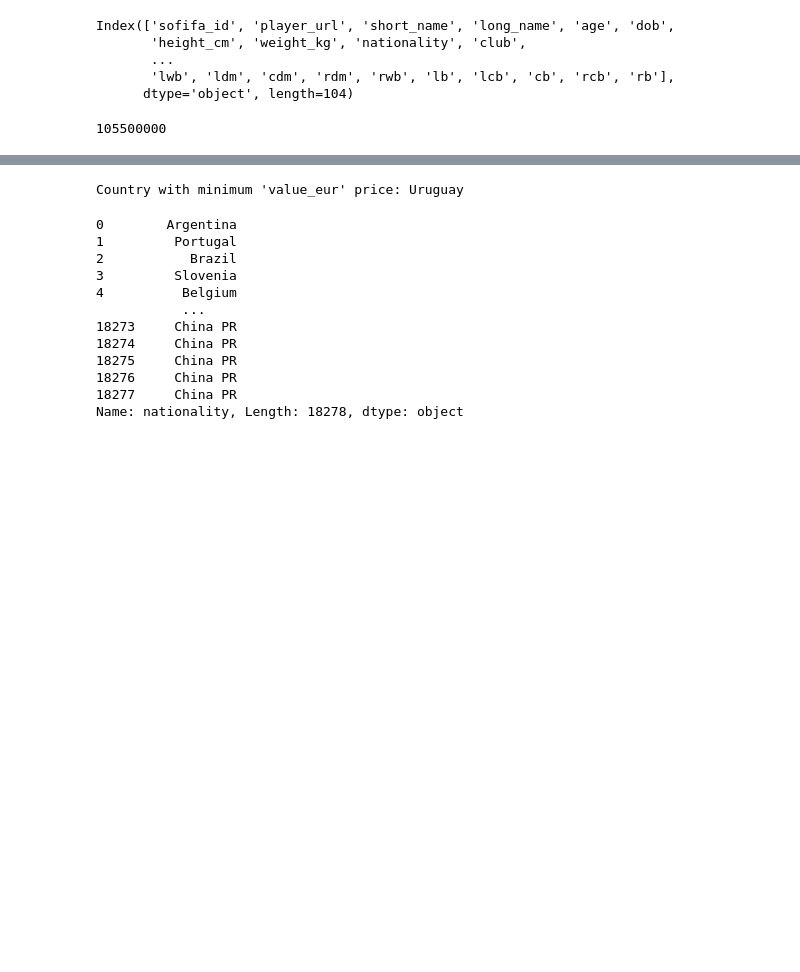
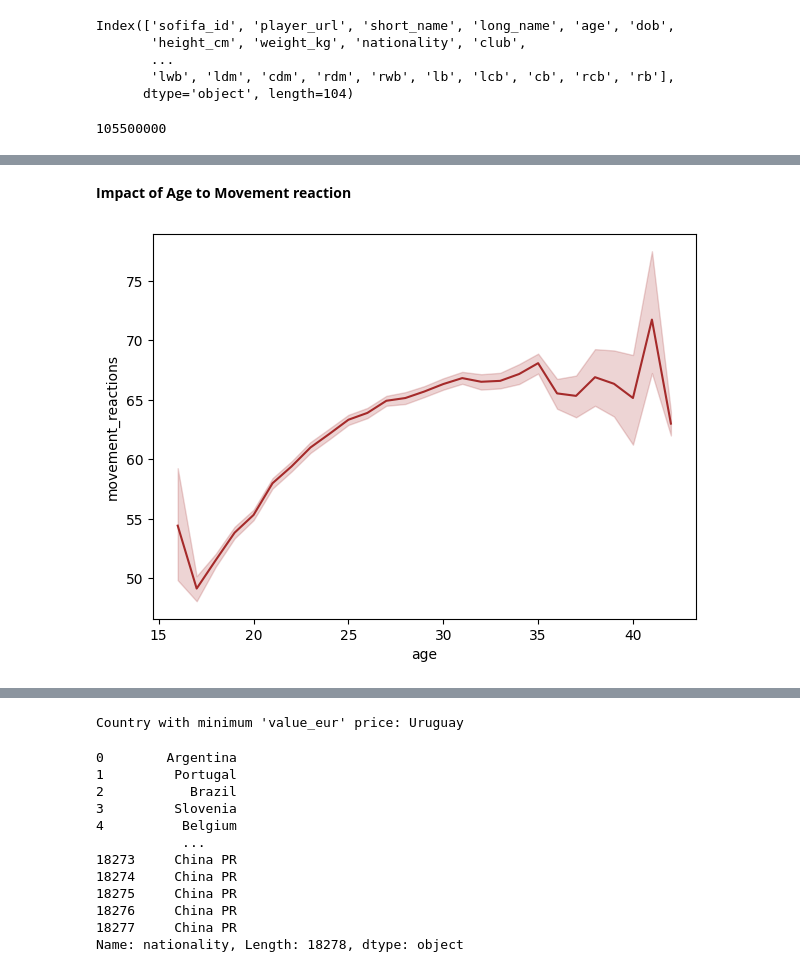
Before and after one commit to SudarshanIngole/Batch-18-2024, a Jupyter notebook: Final_PRCP_FIFA_20.ipynb, the cells around one changed output, grey strips where cells are left out. Cells and saved outputs as stored; diff of their text form; code cells hidden in the pictures; blank space fills up the shorter version.

```diff
--- a/Final_PRCP_FIFA_20.ipynb
+++ b/Final_PRCP_FIFA_20.ipynb
@@ -396,0 +400,4 @@ data.tail()
+# %%
+# First remove the special character from data
+data = data.replace('[\#]','',regex=True)
+data.head(1)
@@ -570,0 +585,8 @@ data.value_eur.max()
+# %% [markdown]
+**Impact of Age to Movement reaction**
+# %%
+plt.figure(figsize=(7,5))
+sns.lineplot(x='age',y='movement_reactions',data=data,color='brown')
+plt.show()
+# %% [output]
+[figure, added]
```
Also changed, not shown: parts of 20 cells of this notebook.
